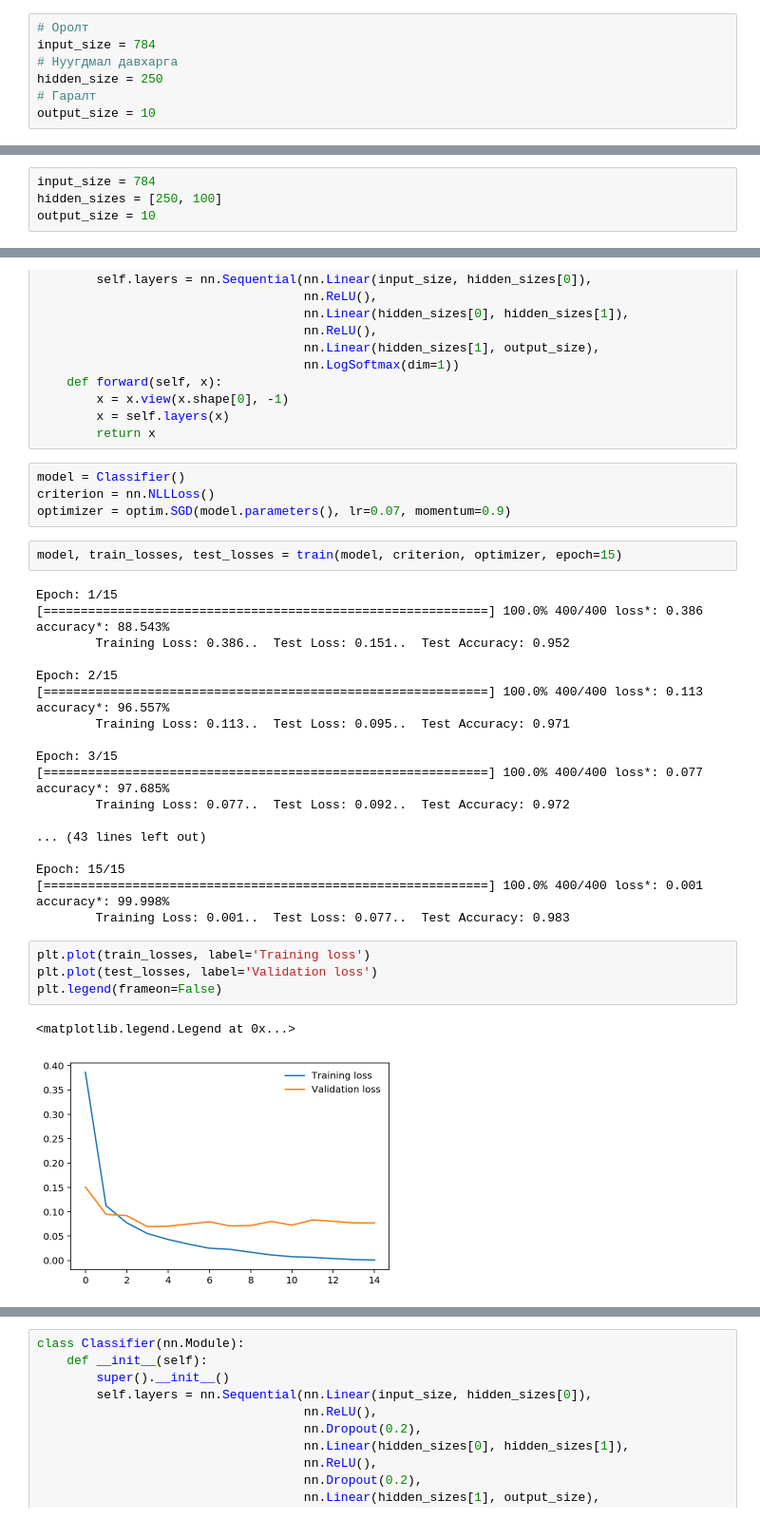
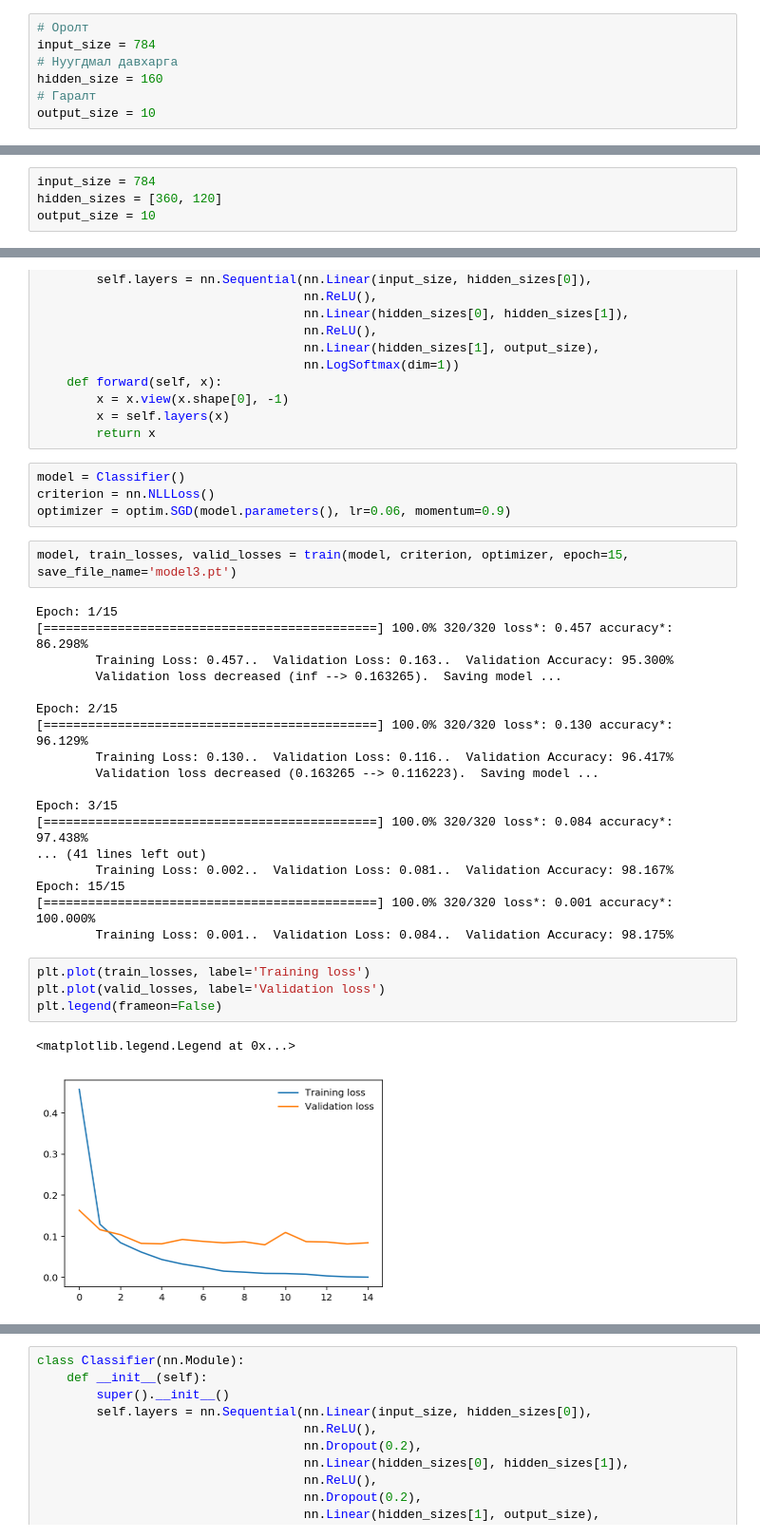
Before and after one commit to bilguun0203/mnist-nn, a Jupyter notebook: MNIST_NN_PyTorch.ipynb, the cells around one changed output, grey strips where cells are left out. Shown at 95% size. Drawn from its saved outputs; the diff is of its cells as text.

Commit message:
Validation, Test

```diff
--- a/MNIST_NN_PyTorch.ipynb
+++ b/MNIST_NN_PyTorch.ipynb
@@ -181,7 +251,7 @@ plt.legend(frameon=False)
 # Оролт
 input_size = 784
 # Нуугдмал давхарга
-hidden_size = 250
+hidden_size = 160
 # Гаралт
 output_size = 10
 # %%
@@ -241,7 +321,7 @@ plt.legend(frameon=False)
 **Training**: `epoch=15`, `batch_size=150`
 # %%
 input_size = 784
-hidden_sizes = [250, 100]
+hidden_sizes = [360, 120]
 output_size = 10
 # %%
 class Classifier(nn.Module):
@@ -260,31 +340,31 @@ class Classifier(nn.Module):
 # %%
 model = Classifier()
 criterion = nn.NLLLoss()
-optimizer = optim.SGD(model.parameters(), lr=0.07, momentum=0.9)
+optimizer = optim.SGD(model.parameters(), lr=0.06, momentum=0.9)
 # %%
-model, train_losses, test_losses = train(model, criterion, optimizer, epoch=15)
+model, train_losses, valid_losses = train(model, criterion, optimizer, epoch=15, save_file_name='model3.pt')
 # %% [output]
 Epoch: 1/15
-[============================================================] 100.0% 400/400 loss*: 0.386 accuracy*: 88.543%
-        Training Loss: 0.386..  Test Loss: 0.151..  Test Accuracy: 0.952
+[=============================================] 100.0% 320/320 loss*: 0.457 accuracy*: 86.298%
+        Training Loss: 0.457..  Validation Loss: 0.163..  Validation Accuracy: 95.300%
+        Validation loss decreased (inf --> 0.163265).  Saving model ...
 
 Epoch: 2/15
-[============================================================] 100.0% 400/400 loss*: 0.113 accuracy*: 96.557%
-        Training Loss: 0.113..  Test Loss: 0.095..  Test Accuracy: 0.971
+[=============================================] 100.0% 320/320 loss*: 0.130 accuracy*: 96.129%
+        Training Loss: 0.130..  Validation Loss: 0.116..  Validation Accuracy: 96.417%
+        Validation loss decreased (0.163265 --> 0.116223).  Saving model ...
 
 Epoch: 3/15
-[============================================================] 100.0% 400/400 loss*: 0.077 accuracy*: 97.685%
-        Training Loss: 0.077..  Test Loss: 0.092..  Test Accuracy: 0.972
-
-... (43 lines left out)
-
+[=============================================] 100.0% 320/320 loss*: 0.084 accuracy*: 97.438%
+... (41 lines left out)
+        Training Loss: 0.002..  Validation Loss: 0.081..  Validation Accuracy: 98.167%
 Epoch: 15/15
-[============================================================] 100.0% 400/400 loss*: 0.001 accuracy*: 99.998%
-        Training Loss: 0.001..  Test Loss: 0.077..  Test Accuracy: 0.983
+[=============================================] 100.0% 320/320 loss*: 0.001 accuracy*: 100.000%
+        Training Loss: 0.001..  Validation Loss: 0.084..  Validation Accuracy: 98.175%
 # %%
 plt.plot(train_losses, label='Training loss')
-plt.plot(test_losses, label='Validation loss')
+plt.plot(valid_losses, label='Validation loss')
 plt.legend(frameon=False)
 # %% [output]
 <matplotlib.legend.Legend at 0x...>
-[figure, old version]
+[figure, new version]
```
Also changed, not shown: parts of 23 cells of this notebook.
